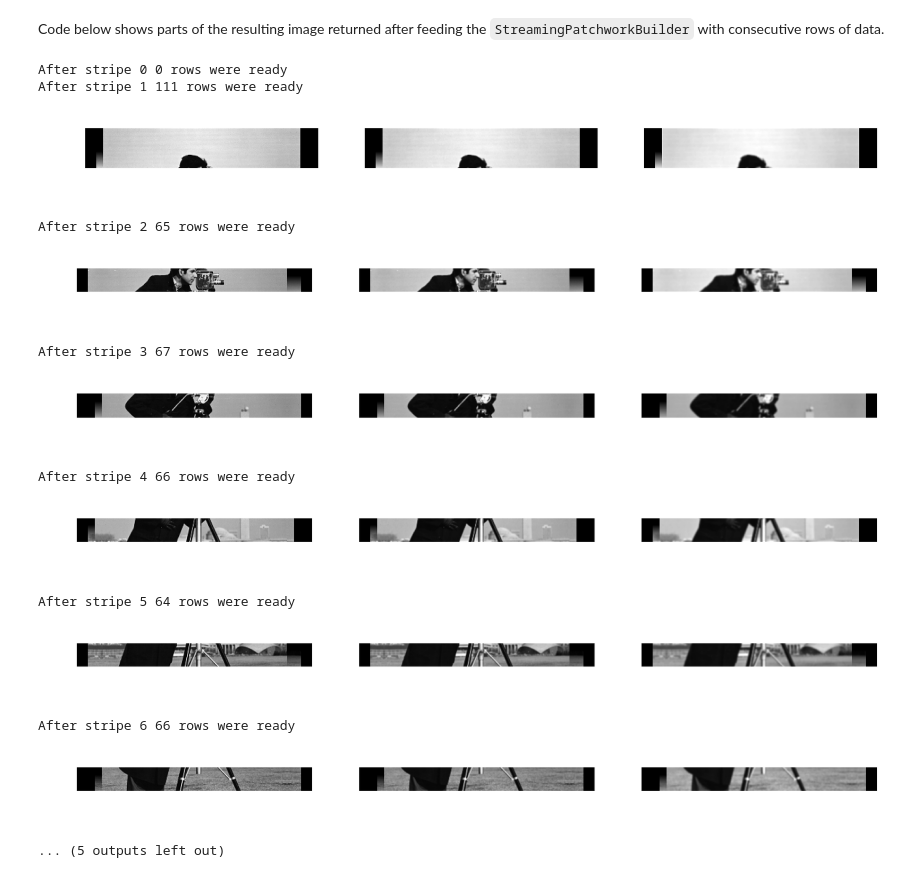
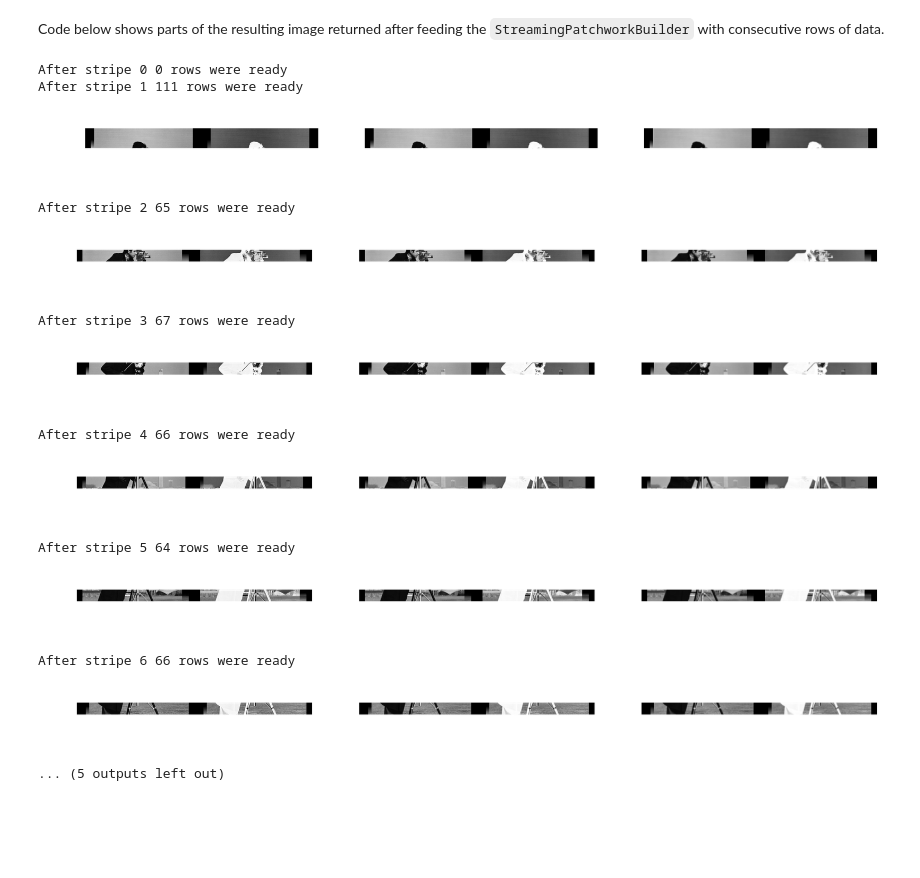
Before and after one commit to tpawlowski/alpenglow, a Jupyter notebook: notebooks/2018-04-26-streaming-demo.ipynb, the cells around one changed output. Cells and saved outputs as stored; diff of their text form; code cells hidden in the pictures; blank space fills up the shorter version.

```diff
--- a/notebooks/2018-04-26-streaming-demo.ipynb
+++ b/notebooks/2018-04-26-streaming-demo.ipynb
@@ -21,10 +21,10 @@ from alpenglow.demo_image_source import DemoImageSource
 
 stripe_count = 7
 version_count = 3
-image_source = DemoImageSource(stripe_count=stripe_count, version_count=version_count,
+image_source = DemoImageSource(stripe_count=stripe_count, version_count=version_count, channel_count=2,
                                vertical_shifts=(19, 38, 0), overlap=0.4)
 
-fig = plt.figure(figsize=(3.8, 2), dpi=400)
+fig = plt.figure(figsize=(3.8, 1), dpi=400)
 
 for version_id in range(version_count):
     for stripe_id in range(stripe_count):
@@ -38,7 +38,7 @@ plt.show()
 Code below shows parts of the resulting image returned after feeding the `StreamingPatchworkBuilder` with consecutive rows of data.
 # %%
 from alpenglow.fft_matching_algorithm import FftMatchingAlgorithm
-matching_algorithm = FftMatchingAlgorithm([0, 2], [0,])
+matching_algorithm = FftMatchingAlgorithm([0, 2], [0, 1])
 
 from alpenglow.streaming_patchwork_builder import StreamingPatchworkBuilder
 builder = StreamingPatchworkBuilder(matching_algorithm, margin=50)
@@ -65,42 +65,42 @@ data = builder.get()
 
 rows_ready = data.get_image(0).shape[0]
 print("{0} rows were available at the end".format(rows_ready))
 
 if rows_ready > 0:
     rows.append(data)
     fig = plt.figure(figsize=(10, 1), dpi=400)
 
     for version_id in range(version_count):
         ax = fig.add_subplot(1, version_count, 1 + version_id)
         ax.imshow(data.get_image(version_id), cmap='gray')
         ax.set_axis_off()
     plt.show()
 
 print("By simply conncating rows from this images we get the full picture (possibly with some black margins)")
 fig = plt.figure(figsize=(10, 3), dpi=400)
 
 import numpy
 for version_id in range(version_count):
     image = numpy.concatenate([data.get_image(version_id) for data in rows])
     ax = fig.add_subplot(1, version_count, 1 + version_id)
     ax.imshow(image, cmap='gray')
     ax.set_axis_off()
 plt.show()
 
 stitching_times, result_building_times = builder.benchmark()
 print("benchmarks\nstitching times: {0}\nresult building times: {1}".format(stitching_times, result_building_times))
 # %% [output]
 After stripe 0 0 rows were ready
 After stripe 1 111 rows were ready
-[figure, old version]
+[figure, new version]
 After stripe 2 65 rows were ready
-[figure, old version]
+[figure, new version]
 After stripe 3 67 rows were ready
-[figure, old version]
+[figure, new version]
 After stripe 4 66 rows were ready
-[figure, old version]
+[figure, new version]
 After stripe 5 64 rows were ready
-[figure, old version]
+[figure, new version]
 After stripe 6 66 rows were ready
-[figure, old version]
+[figure, new version]
 ... (5 outputs left out)
```
Also changed, not shown: parts of 2 cells of this notebook, 11 other files.
